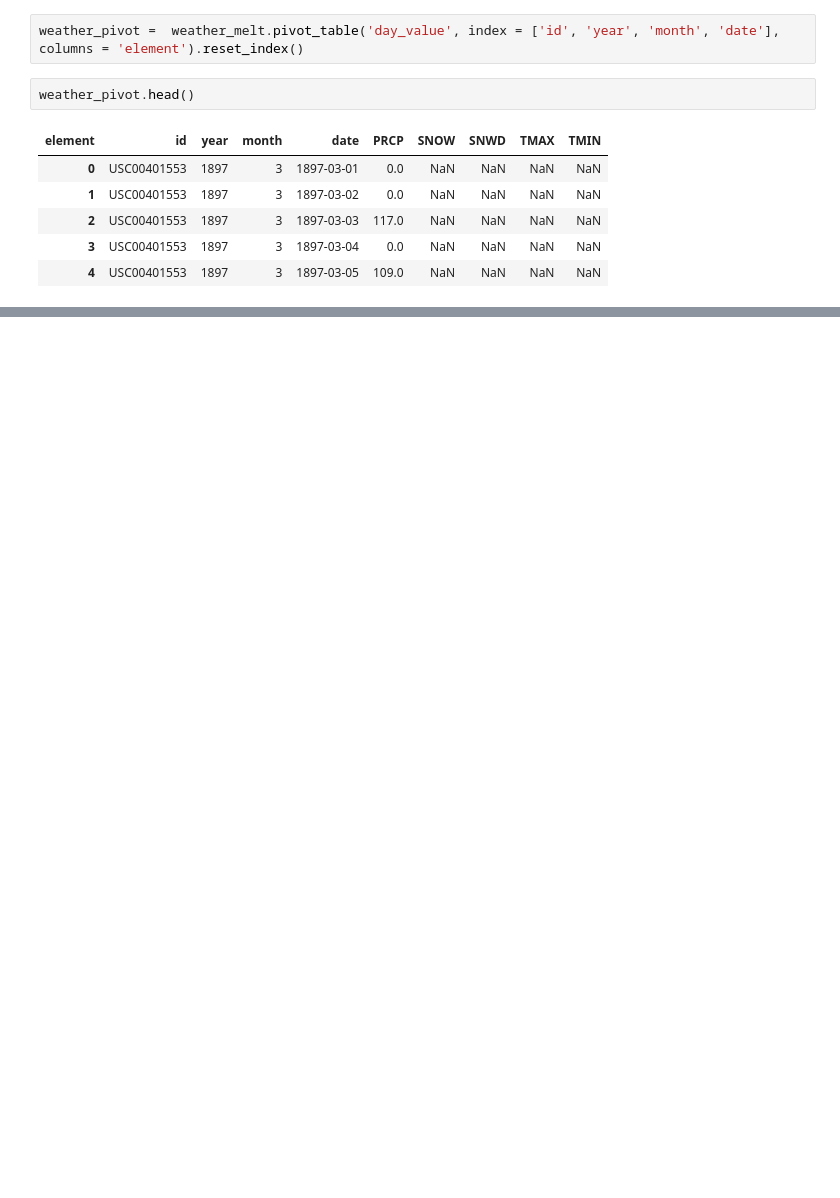
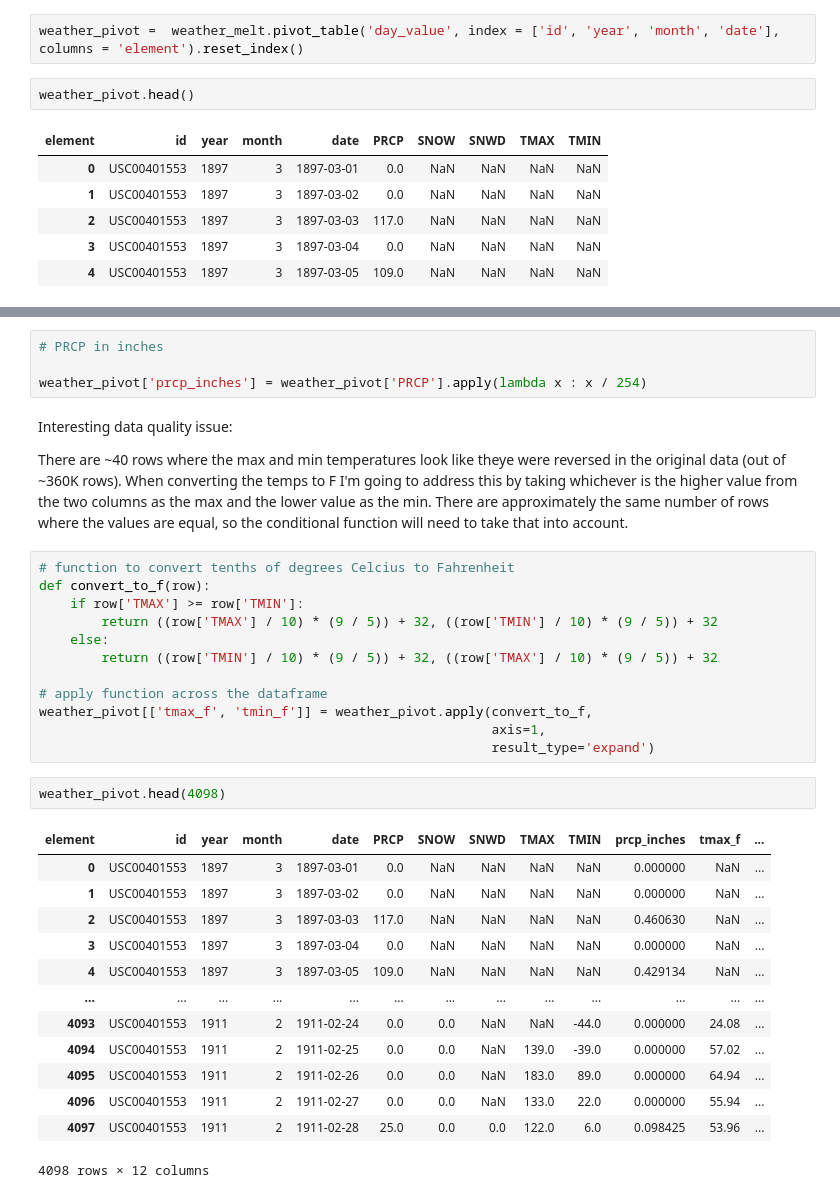
Before and after one commit to tfwhitesell/meteorological_mysteries, a Jupyter notebook: notebooks/01_data_cleaning.ipynb, the cells around one changed output, grey strips where cells are left out. Cells and saved outputs as stored; diff of their text form; blank space fills up the shorter version.

Commit message:
measurement units converted for precipitation and temperatures

```diff
--- a/notebooks/01_data_cleaning.ipynb
+++ b/notebooks/01_data_cleaning.ipynb
@@ -165,0 +237,36 @@ weather_pivot.head()
+# %%
+# PRCP in inches
+
+weather_pivot['prcp_inches'] = weather_pivot['PRCP'].apply(lambda x : x / 254)
+# %% [markdown]
+Interesting data quality issue:
+
+There are ~40 rows where the max and min temperatures look like theye were reversed in the original data (out of ~360K rows). When converting the temps to F I'm going to address this by taking whichever is the higher value from the two columns as the max and the lower value as the min. There are approximately the same number of rows where the values are equal, so the conditional function will need to take that into account.
+# %%
+# function to convert tenths of degrees Celcius to Fahrenheit
+def convert_to_f(row):
+    if row['TMAX'] >= row['TMIN']:
+        return ((row['TMAX'] / 10) * (9 / 5)) + 32, ((row['TMIN'] / 10) * (9 / 5)) + 32
+    else:
+        return ((row['TMIN'] / 10) * (9 / 5)) + 32, ((row['TMAX'] / 10) * (9 / 5)) + 32
+
+# apply function across the dataframe
+weather_pivot[['tmax_f', 'tmin_f']] = weather_pivot.apply(convert_to_f,
+                                                          axis=1,
+                                                          result_type='expand')
+# %%
+weather_pivot.head(4098)
+# %% [output]
+| element | id | year | month | date | PRCP | SNOW | SNWD | TMAX | TMIN | prcp_inches | tmax_f | ... |
+| 0 | USC00401553 | 1897 | 3 | 1897-03-01 | 0.0 | NaN | NaN | NaN | NaN | 0.000000 | NaN | ... |
+| 1 | USC00401553 | 1897 | 3 | 1897-03-02 | 0.0 | NaN | NaN | NaN | NaN | 0.000000 | NaN | ... |
+| 2 | USC00401553 | 1897 | 3 | 1897-03-03 | 117.0 | NaN | NaN | NaN | NaN | 0.460630 | NaN | ... |
+| 3 | USC00401553 | 1897 | 3 | 1897-03-04 | 0.0 | NaN | NaN | NaN | NaN | 0.000000 | NaN | ... |
+| 4 | USC00401553 | 1897 | 3 | 1897-03-05 | 109.0 | NaN | NaN | NaN | NaN | 0.429134 | NaN | ... |
+| ... | ... | ... | ... | ... | ... | ... | ... | ... | ... | ... | ... | ... |
+| 4093 | USC00401553 | 1911 | 2 | 1911-02-24 | 0.0 | 0.0 | NaN | NaN | -44.0 | 0.000000 | 24.08 | ... |
+| 4094 | USC00401553 | 1911 | 2 | 1911-02-25 | 0.0 | 0.0 | NaN | 139.0 | -39.0 | 0.000000 | 57.02 | ... |
+| 4095 | USC00401553 | 1911 | 2 | 1911-02-26 | 0.0 | 0.0 | NaN | 183.0 | 89.0 | 0.000000 | 64.94 | ... |
+| 4096 | USC00401553 | 1911 | 2 | 1911-02-27 | 0.0 | 0.0 | NaN | 133.0 | 22.0 | 0.000000 | 55.94 | ... |
+| 4097 | USC00401553 | 1911 | 2 | 1911-02-28 | 25.0 | 0.0 | 0.0 | 122.0 | 6.0 | 0.098425 | 53.96 | ... |
+4098 rows × 12 columns
```
Also changed, not shown: parts of 10 cells of this notebook.
